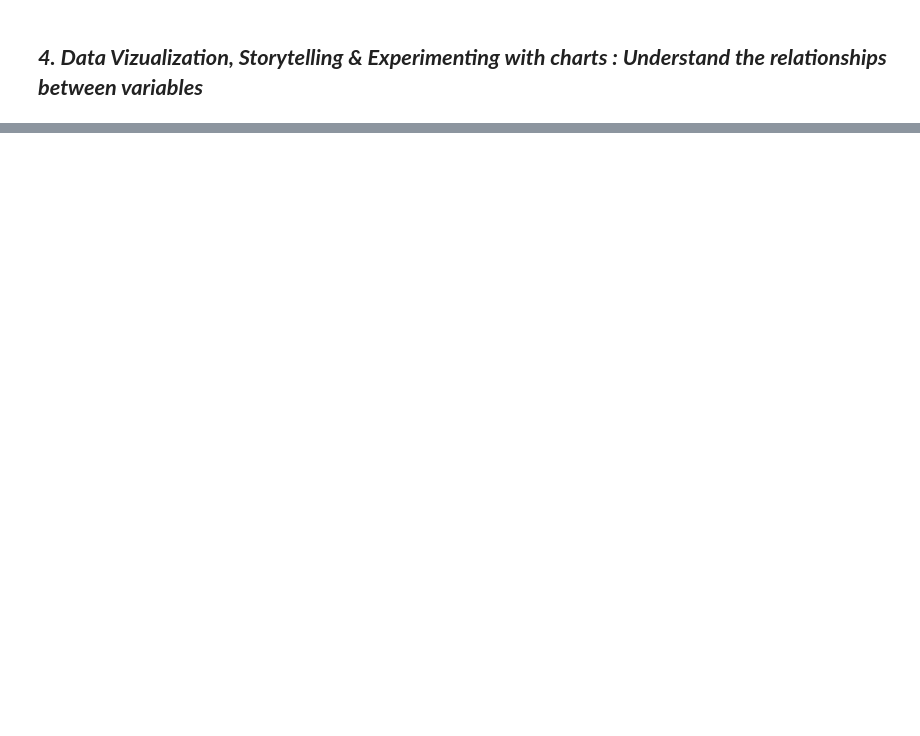
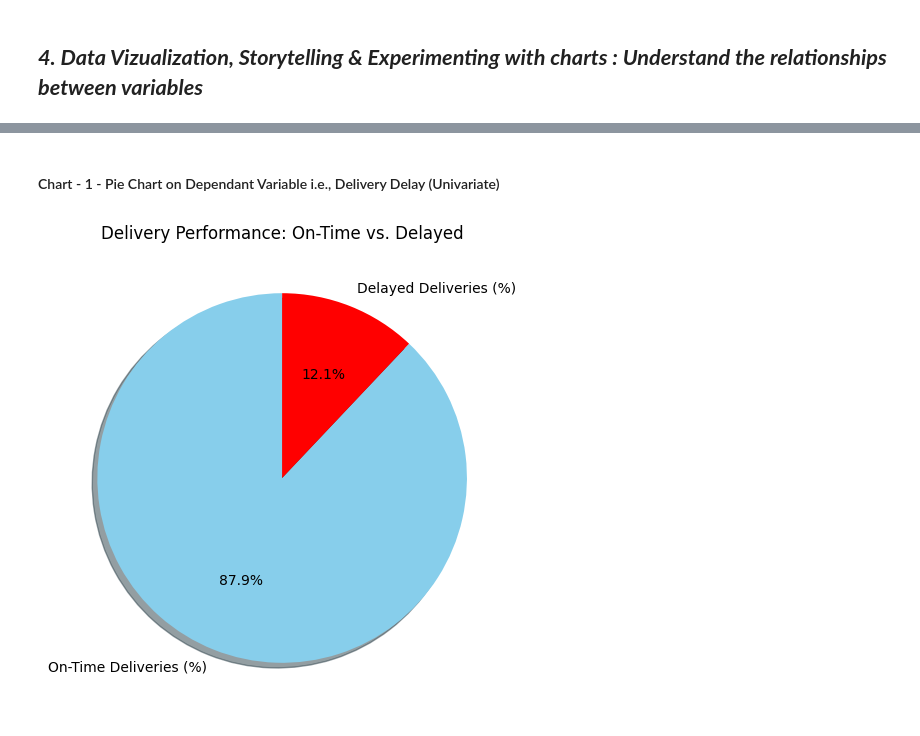
Before and after one commit to KRamBalaji/FedEx-Logistics-Performance-Analysis, a Jupyter notebook: EDA_FedEx_Logistics_Performance_Analysis.ipynb, the cells around one changed output, grey strips where cells are left out. Drawn from its saved outputs; the diff is of its cells as text; code cells hidden in the pictures; blank space fills up the shorter version.

Commit message:
added data visualisations and solution to the business problem

```diff
--- a/EDA_FedEx_Logistics_Performance_Analysis.ipynb
+++ b/EDA_FedEx_Logistics_Performance_Analysis.ipynb
@@ -523,0 +524,21 @@ plt.show()
+# %% [markdown]
+#### Chart - 1 - Pie Chart on Dependant Variable i.e., Delivery Delay (Univariate)
+# %%
+# Calculate on-time and delayed delivery counts
+on_time_count = dataset['On-Time Delivery'].sum()
+delayed_count = len(dataset) - on_time_count
+
+# Create the pie chart
+plt.figure(figsize=(15, 6))
+plt.pie([on_time_count, delayed_count],
+        labels=['On-Time Deliveries (%)', 'Delayed Deliveries (%)'],
+        autopct="%1.1f%%",
+        startangle=90,
+        shadow=True,
+        colors=['skyblue', 'red'],
+        explode=[0, 0])  # Adjust explode values for separation
+
+plt.title('Delivery Performance: On-Time vs. Delayed')
+plt.show()
+# %% [output]
+[figure, added]
```
Also changed, not shown: parts of 85 cells of this notebook.
